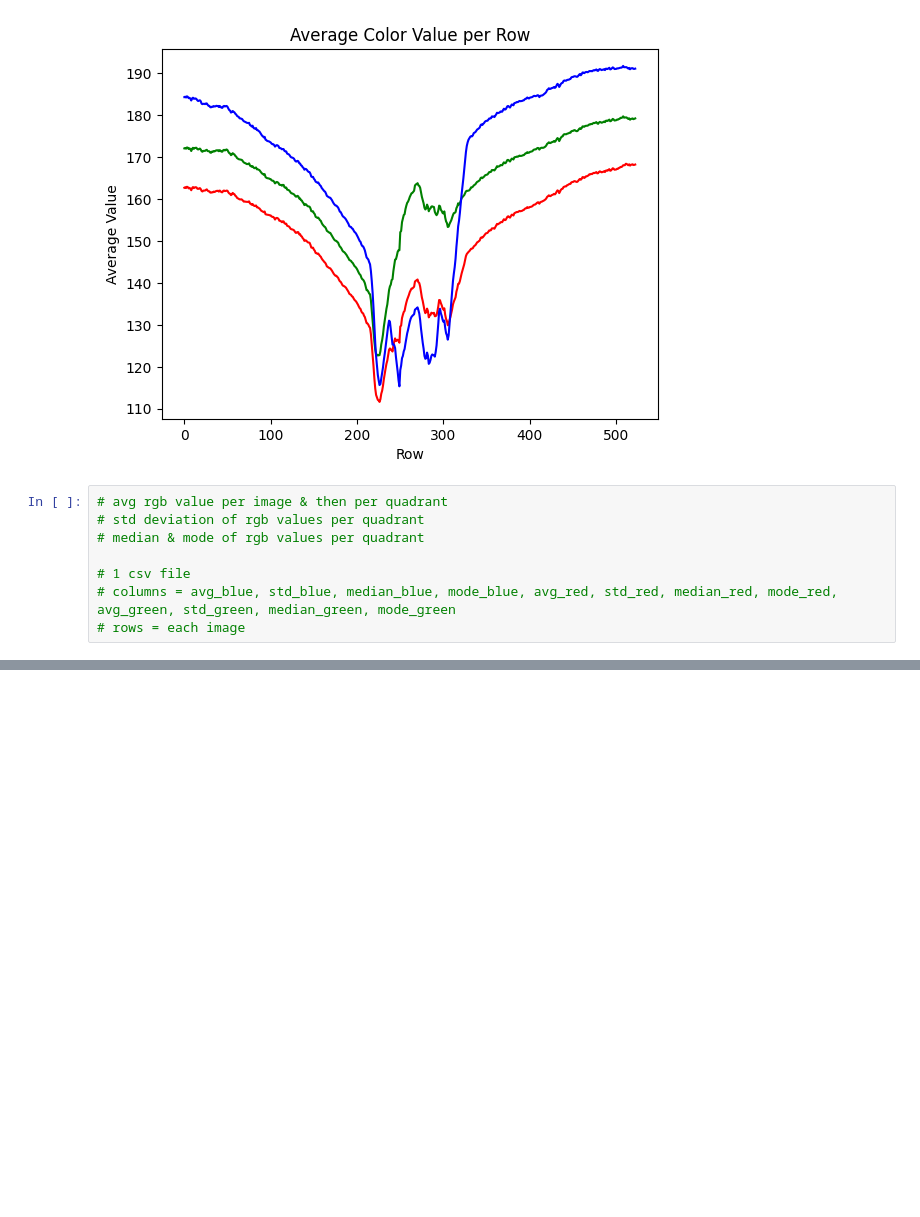
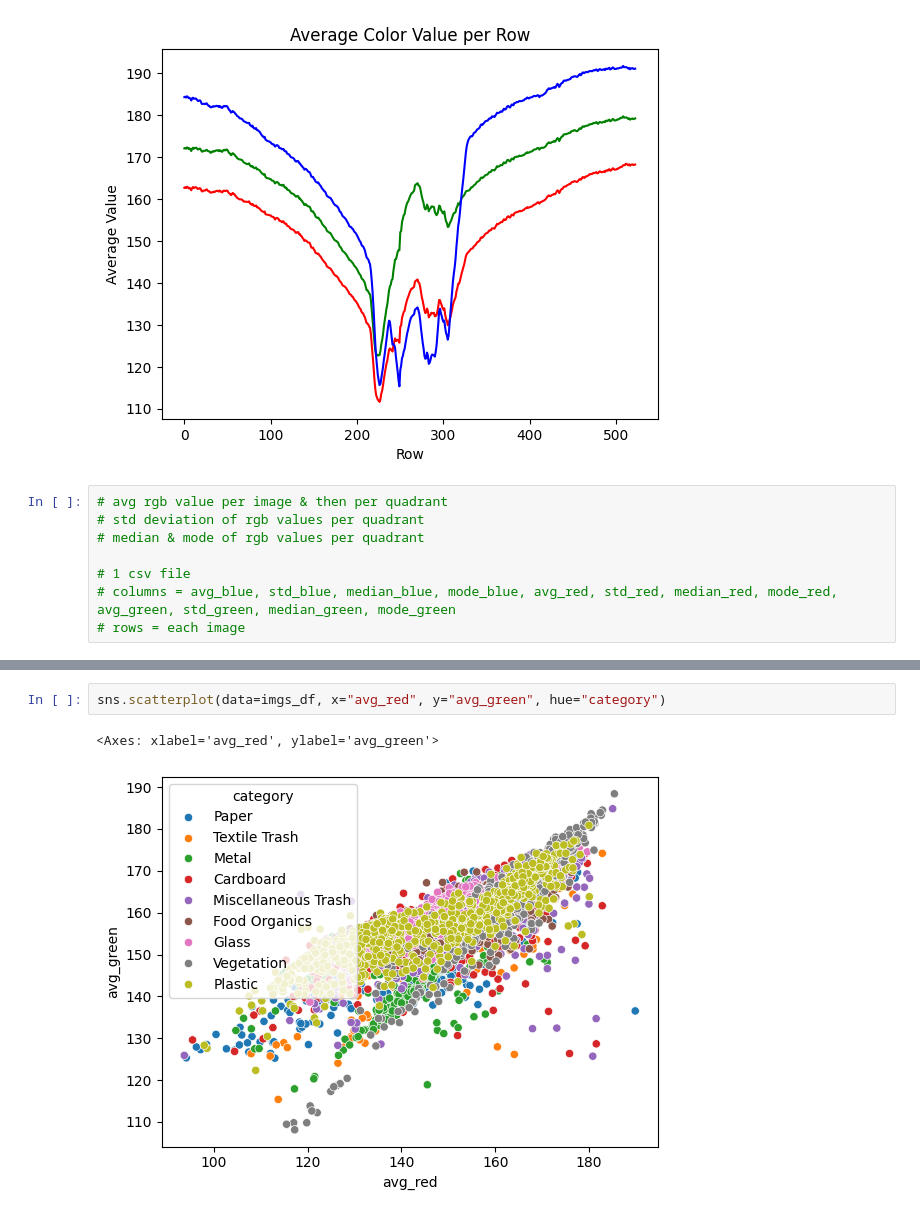
Before and after one commit to mossbiscuits/cs5830_final, a Jupyter notebook: final_project.ipynb, the cells around one changed output, grey strips where cells are left out. Drawn from its saved outputs; the diff is of its cells as text; blank space fills up the shorter version.

```diff
--- a/final_project.ipynb
+++ b/final_project.ipynb
@@ -241,0 +261,5 @@ with open("img_data.csv", "w") as img_file:
+# %%
+sns.scatterplot(data=imgs_df, x="avg_red", y="avg_green", hue="category")
+# %% [output]
+<Axes: xlabel='avg_red', ylabel='avg_green'>
+[figure, added]
```
Also changed, not shown: parts of 18 cells of this notebook, 3 other files.
